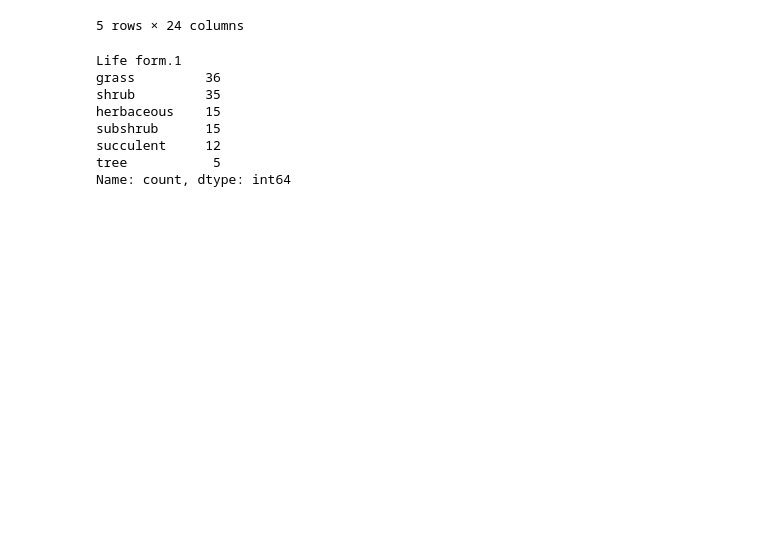
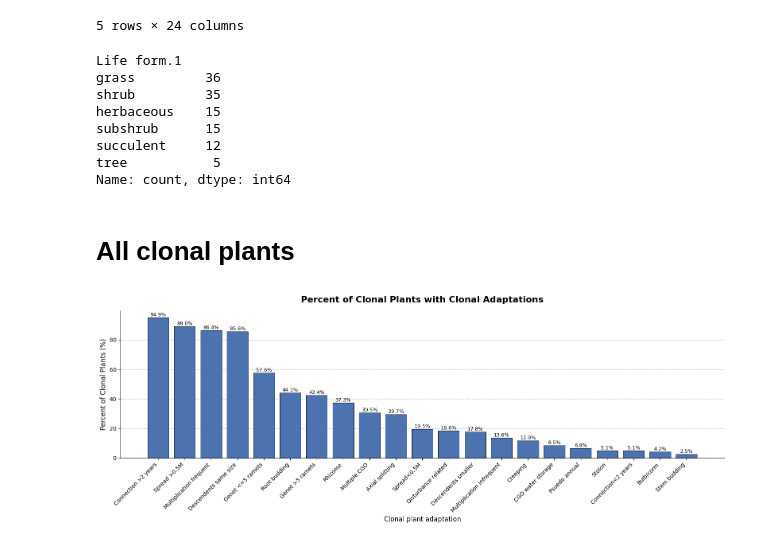
Before and after one commit to haberkornm/clonal_plants, a Jupyter notebook: clonal_plant_exploration.ipynb, the cells around one changed output. Cells and saved outputs as stored; diff of their text form; code cells hidden in the pictures; blank space fills up the shorter version.

Commit message:
New charts

```diff
--- a/clonal_plant_exploration.ipynb
+++ b/clonal_plant_exploration.ipynb
@@ -25,3 +27,6 @@ Index(['Unnamed: 0', 'Life form', 'Life form.1', 'Root budding', 'Rhizome',
       dtype='object')
 # %%
 df.rename(columns = {'Unnamed: 0' : 'plant'}, inplace = True)
+# %%
+for i in df.columns[3:]:
+    df[i] = df[i].astype(int)
@@ -46,3 +93,56 @@ subshrub      15
 succulent     12
 tree           5
 Name: count, dtype: int64
+# %% [markdown]
+# All clonal plants
+# %%
+all_clones = pd.DataFrame((df.sum(numeric_only=True) / len(df) * 100)[1:])
+all_clones.sort_values(0, ascending=False, inplace = True)
+# %%
+fig, ax = plt.subplots(figsize=(16, 6))
+
+bars = ax.bar(
+    all_clones.index,
+    all_clones[0].values,
+    color="#4C72B0",   # muted blue
+    edgecolor="black",
+    linewidth=0.6
+)
+
+# Grid: light and only on y-axis
+ax.grid(axis="y", linestyle="--", alpha=0.9)
+ax.set_axisbelow(True)
+
+# Remove top and right spines
+ax.spines["top"].set_visible(False)
+ax.spines["right"].set_visible(False)
+
+# Labels and title
+ax.set_title(
+    "Percent of Clonal Plants with Clonal Adaptations",
+    fontsize=16,
+    weight="bold",
+    pad=15
+)
+ax.set_ylabel("Percent of Clonal Plants (%)", fontsize=12)
+ax.set_xlabel("Clonal plant adaptation", fontsize=12)
+
+# Rotate x labels and improve readability
+plt.xticks(rotation=45, ha="right", fontsize=10)
+
+# Optional: add value labels on bars
+for bar in bars:
+    height = bar.get_height()
+    ax.text(
+        bar.get_x() + bar.get_width() / 2,
+        height,
+        f"{height:.1f}%",
+        ha="center",
+        va="bottom",
+        fontsize=9
+    )
+
+plt.tight_layout()
+plt.show()
+# %% [output]
+[figure, added]
```
Also changed, not shown: parts of 10 cells of this notebook.
